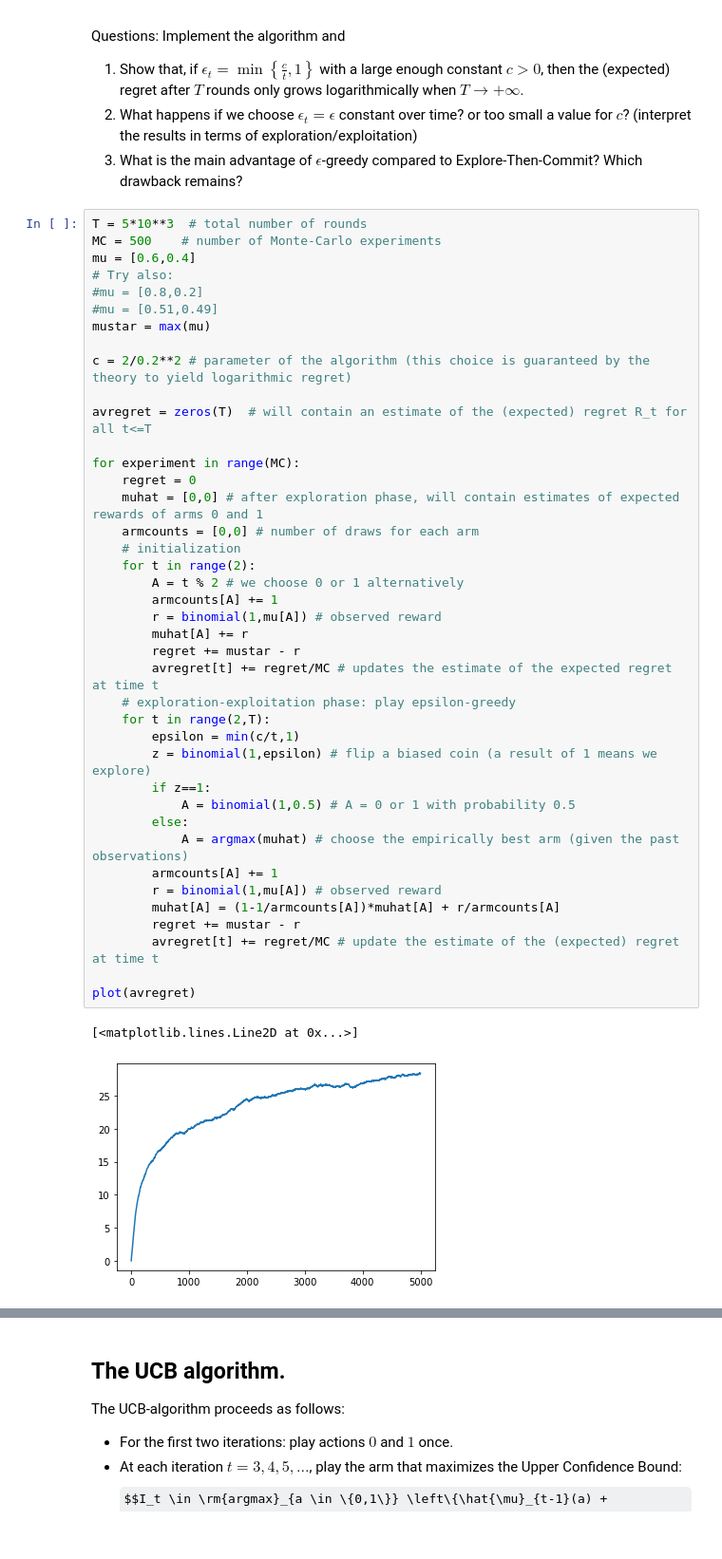
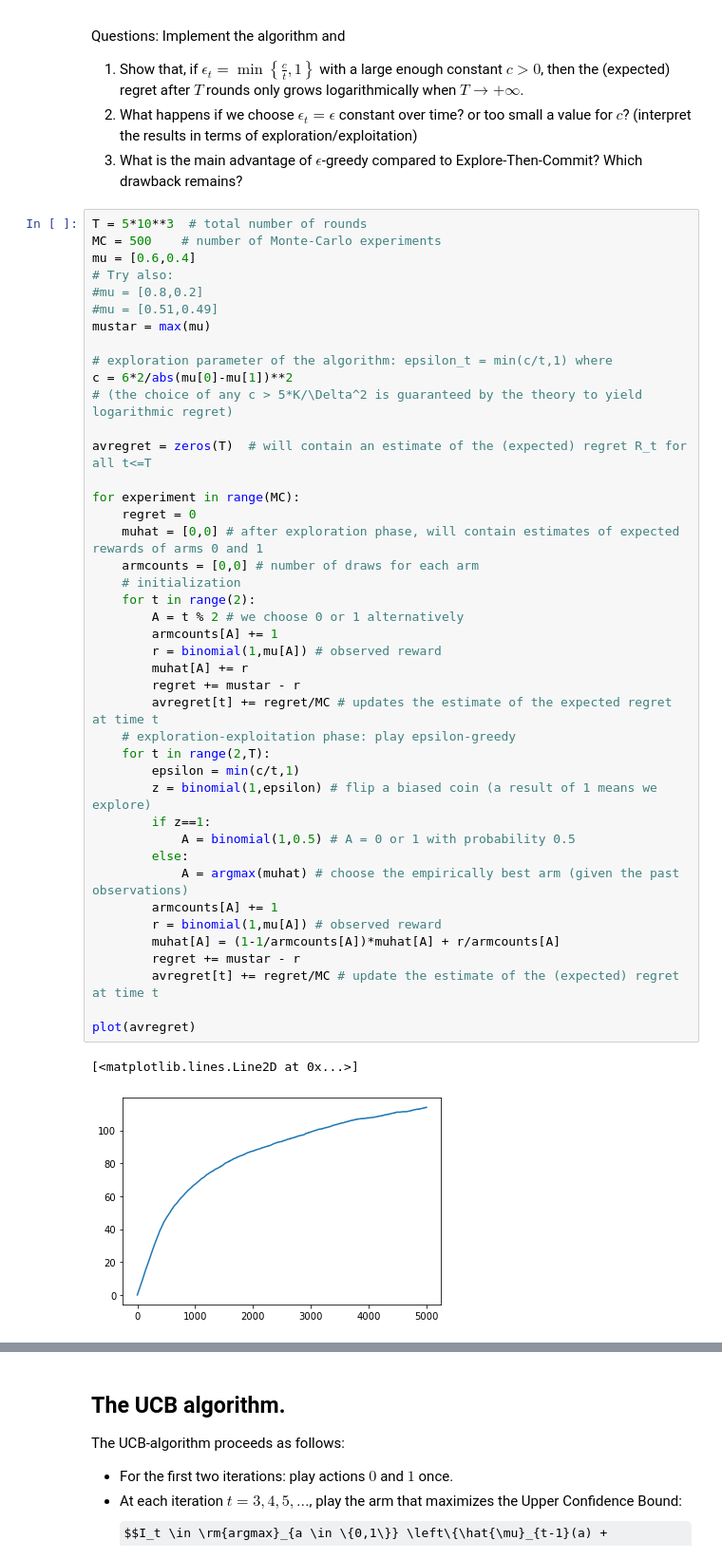
Before and after one commit to wikistat/MLTraining, a Jupyter notebook: Notebooks/ReinfLearning/intro-bandits-corrige.ipynb, the cells around one changed output, grey strips where cells are left out. Shown at 95% size. Drawn from its saved outputs; the diff is of its cells as text; some formulas as TeX source.

```diff
--- a/Notebooks/ReinfLearning/intro-bandits-corrige.ipynb
+++ b/Notebooks/ReinfLearning/intro-bandits-corrige.ipynb
@@ -99,40 +99,42 @@ mu = [0.6,0.4]
 #mu = [0.51,0.49]
 mustar = max(mu)
 
-c = 2/0.2**2 # parameter of the algorithm (this choice is guaranteed by the theory to yield logarithmic regret)
+# exploration parameter of the algorithm: epsilon_t = min(c/t,1) where
+c = 6*2/abs(mu[0]-mu[1])**2
+# (the choice of any c > 5*K/\Delta^2 is guaranteed by the theory to yield logarithmic regret)
 
 avregret = zeros(T)  # will contain an estimate of the (expected) regret R_t for all t<=T
 
 for experiment in range(MC):
     regret = 0
     muhat = [0,0] # after exploration phase, will contain estimates of expected rewards of arms 0 and 1
     armcounts = [0,0] # number of draws for each arm
     # initialization
     for t in range(2):
         A = t % 2 # we choose 0 or 1 alternatively
         armcounts[A] += 1
         r = binomial(1,mu[A]) # observed reward
         muhat[A] += r
         regret += mustar - r
         avregret[t] += regret/MC # updates the estimate of the expected regret at time t
     # exploration-exploitation phase: play epsilon-greedy
     for t in range(2,T):
         epsilon = min(c/t,1)
         z = binomial(1,epsilon) # flip a biased coin (a result of 1 means we explore)
         if z==1:
             A = binomial(1,0.5) # A = 0 or 1 with probability 0.5
         else:
             A = argmax(muhat) # choose the empirically best arm (given the past observations)
         armcounts[A] += 1
         r = binomial(1,mu[A]) # observed reward
         muhat[A] = (1-1/armcounts[A])*muhat[A] + r/armcounts[A]
         regret += mustar - r
         avregret[t] += regret/MC # update the estimate of the (expected) regret at time t
 
 plot(avregret)
 # %% [output]
 [<matplotlib.lines.Line2D at 0x...>]
-[figure, old version]
+[figure, new version]
 # %%
 plot(log(arange(1,T+1)),avregret)
 # %% [output]
```
Also changed, not shown: parts of 6 cells of this notebook, 2 other files.
